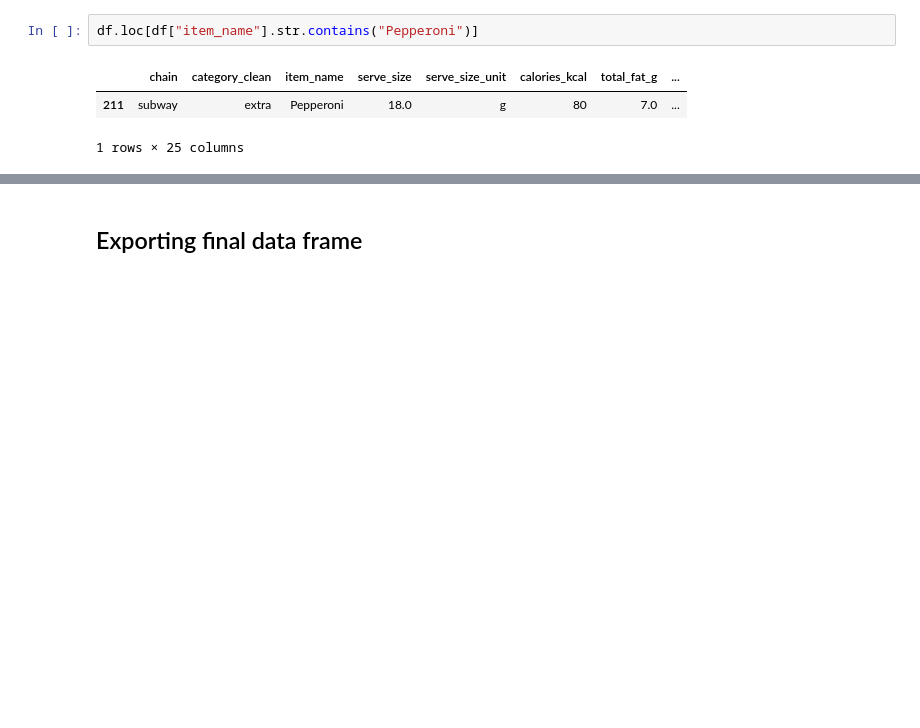
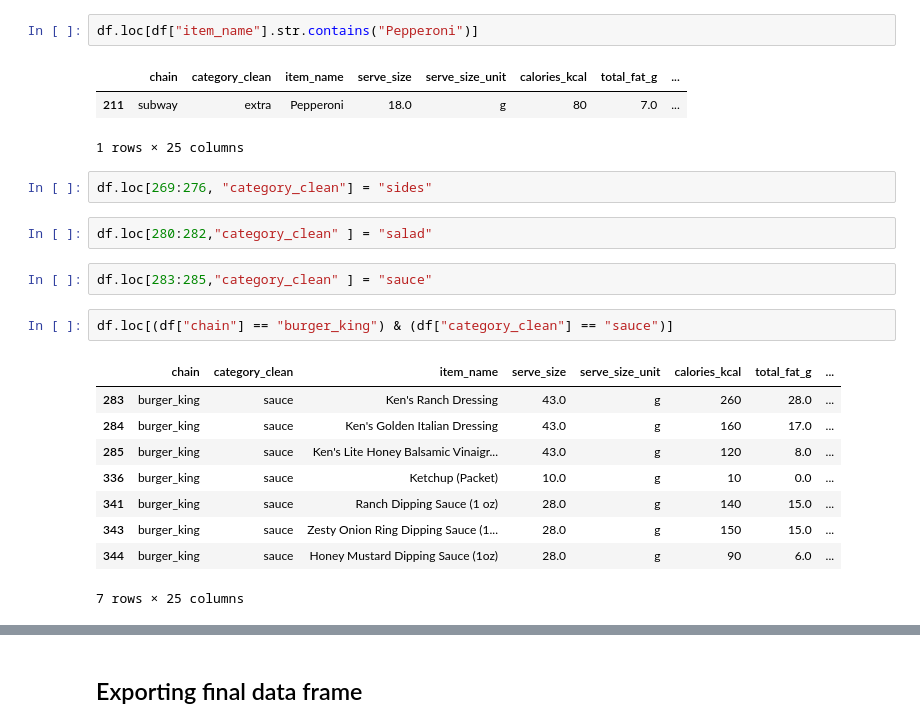
Before and after one commit to Magierteppich/project_fastfood_nutrition, a Jupyter notebook: 02_tian_wip/04. Category_clean_up.ipynb, the cells around one changed output, grey strips where cells are left out. Drawn from its saved outputs; the diff is of its cells as text; blank space fills up the shorter version.

Commit message:
adding re-categorized final clean data

```diff
--- a/02_tian_wip/04. Category_clean_up.ipynb
+++ b/02_tian_wip/04. Category_clean_up.ipynb
@@ -76,3 +75,21 @@ df.loc[df["item_name"].str.contains("Pepperoni")]
 |  | chain | category_clean | item_name | serve_size | serve_size_unit | calories_kcal | total_fat_g | ... |
 | 211 | subway | extra | Pepperoni | 18.0 | g | 80 | 7.0 | ... |
 1 rows × 25 columns
+# %%
+df.loc[269:276, "category_clean"] = "sides"
+# %%
+df.loc[280:282,"category_clean" ] = "salad"
+# %%
+df.loc[283:285,"category_clean" ] = "sauce"
+# %%
+df.loc[(df["chain"] == "burger_king") & (df["category_clean"] == "sauce")]
+# %% [output]
+|  | chain | category_clean | item_name | serve_size | serve_size_unit | calories_kcal | total_fat_g | ... |
+| 283 | burger_king | sauce | Ken's Ranch Dressing | 43.0 | g | 260 | 28.0 | ... |
+| 284 | burger_king | sauce | Ken's Golden Italian Dressing | 43.0 | g | 160 | 17.0 | ... |
+| 285 | burger_king | sauce | Ken's Lite Honey Balsamic Vinaigr... | 43.0 | g | 120 | 8.0 | ... |
+| 336 | burger_king | sauce | Ketchup (Packet) | 10.0 | g | 10 | 0.0 | ... |
+| 341 | burger_king | sauce | Ranch Dipping Sauce (1 oz) | 28.0 | g | 140 | 15.0 | ... |
+| 343 | burger_king | sauce | Zesty Onion Ring Dipping Sauce (1... | 28.0 | g | 150 | 15.0 | ... |
+| 344 | burger_king | sauce | Honey Mustard Dipping Sauce (1oz) | 28.0 | g | 90 | 6.0 | ... |
+7 rows × 25 columns
```
Also changed, not shown: parts of 7 cells of this notebook, 9 other files.
